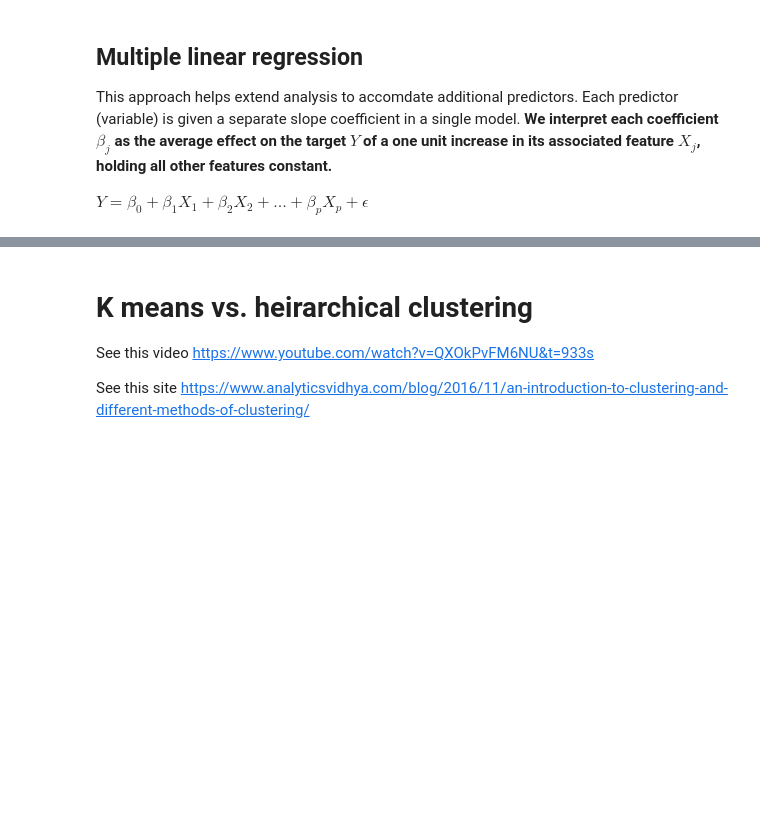
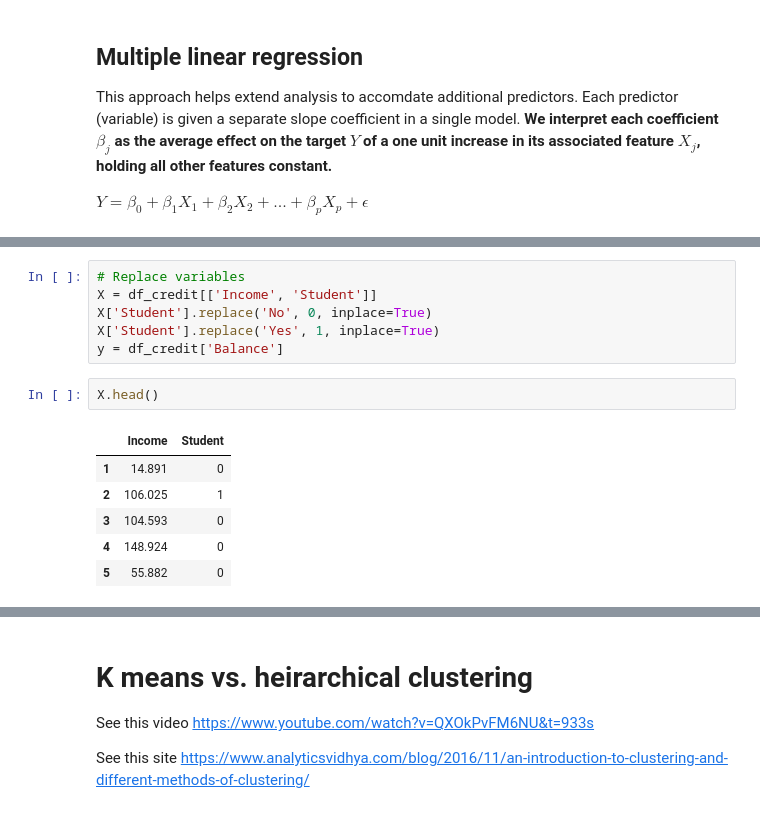
Before and after one commit to benslack19/my_DS_notes, a Jupyter notebook: analysis_and_machine_learning/ML_ISLR_notes.ipynb, the cells around one changed output, grey strips where cells are left out. Saved outputs shown, nothing was run; the diff lists cells and outputs as text; blank space fills up the shorter version.

```diff
--- a/analysis_and_machine_learning/ML_ISLR_notes.ipynb
+++ b/analysis_and_machine_learning/ML_ISLR_notes.ipynb
@@ -385,0 +423,15 @@ An example where this might be more clear is looking at the impact of the number
+# %%
+# Replace variables
+X = df_credit[['Income', 'Student']]
+X['Student'].replace('No', 0, inplace=True)
+X['Student'].replace('Yes', 1, inplace=True)
+y = df_credit['Balance']
+# %%
+X.head()
+# %% [output]
+|  | Income | Student |
+| 1 | 14.891 | 0 |
+| 2 | 106.025 | 1 |
+| 3 | 104.593 | 0 |
+| 4 | 148.924 | 0 |
+| 5 | 55.882 | 0 |
```
Also changed, not shown: parts of 32 cells of this notebook, 25 other files.
